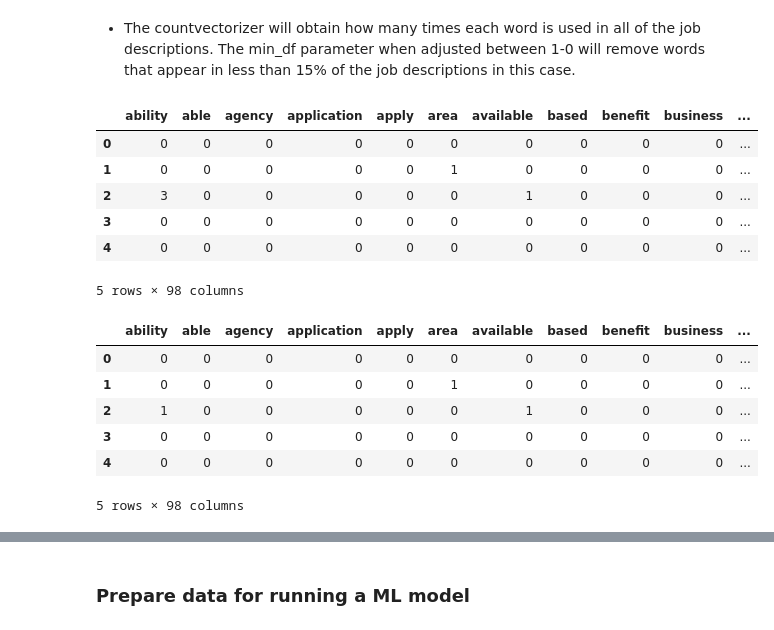
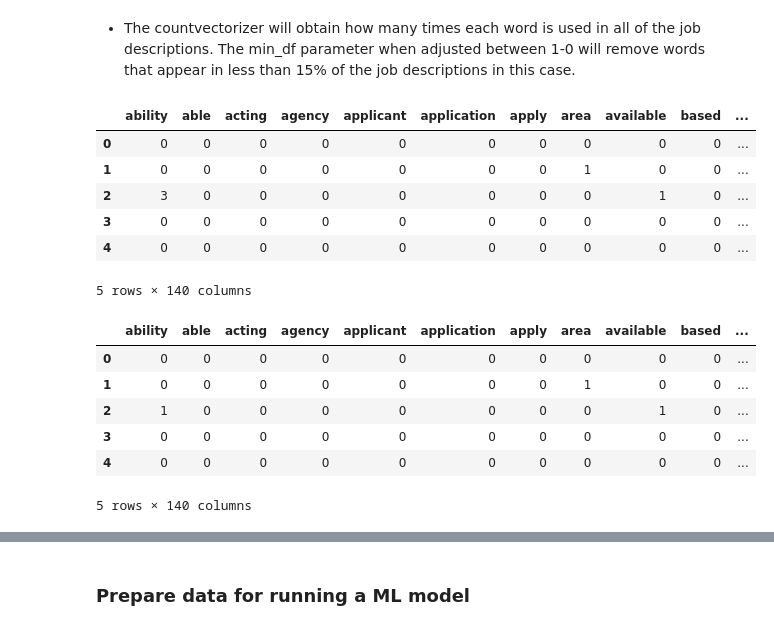
Before and after one commit to justinm329/Job_salary_prediction_2, a Jupyter notebook: Main_2.ipynb, the cells around one changed output, grey strips where cells are left out. Saved outputs shown, nothing was run; the diff lists cells and outputs as text; code cells hidden in the pictures.

```diff
--- a/Main_2.ipynb
+++ b/Main_2.ipynb
@@ -187,18 +177,18 @@ will remove words that appear in less than 15% of the job descriptions in this c
 # %%
 # Calculating the COUNT for the working corpus.
 from sklearn.feature_extraction.text import CountVectorizer
-vectorizer = CountVectorizer(stop_words="english", min_df=.15)
+vectorizer = CountVectorizer(stop_words="english", min_df=.12)
 count_vectorizer = vectorizer.fit_transform(sliced_df["CleanDescription"])
 words_df = pd.DataFrame(count_vectorizer.toarray(), columns=vectorizer.get_feature_names())
 words_df.head()
 # %% [output]
-|  | ability | able | agency | application | apply | area | available | based | benefit | business | ... |
+|  | ability | able | acting | agency | applicant | application | apply | area | available | based | ... |
 | 0 | 0 | 0 | 0 | 0 | 0 | 0 | 0 | 0 | 0 | 0 | ... |
-| 1 | 0 | 0 | 0 | 0 | 0 | 1 | 0 | 0 | 0 | 0 | ... |
-| 2 | 3 | 0 | 0 | 0 | 0 | 0 | 1 | 0 | 0 | 0 | ... |
+| 1 | 0 | 0 | 0 | 0 | 0 | 0 | 0 | 1 | 0 | 0 | ... |
+| 2 | 3 | 0 | 0 | 0 | 0 | 0 | 0 | 0 | 1 | 0 | ... |
 | 3 | 0 | 0 | 0 | 0 | 0 | 0 | 0 | 0 | 0 | 0 | ... |
 | 4 | 0 | 0 | 0 | 0 | 0 | 0 | 0 | 0 | 0 | 0 | ... |
-5 rows × 98 columns
+5 rows × 140 columns
 # %%
 # since there are words that were missed with the stop words, I want to give each word an equal weight of one. I want to do this because
 # I do not want the word "said" to out way the word "engineer" as an example
@@ -207,13 +197,13 @@ filtered_df_2 = words_df.replace(list(range(1,100)),1)
 # %%
 filtered_df_2.head()
 # %% [output]
-|  | ability | able | agency | application | apply | area | available | based | benefit | business | ... |
+|  | ability | able | acting | agency | applicant | application | apply | area | available | based | ... |
 | 0 | 0 | 0 | 0 | 0 | 0 | 0 | 0 | 0 | 0 | 0 | ... |
-| 1 | 0 | 0 | 0 | 0 | 0 | 1 | 0 | 0 | 0 | 0 | ... |
-| 2 | 1 | 0 | 0 | 0 | 0 | 0 | 1 | 0 | 0 | 0 | ... |
+| 1 | 0 | 0 | 0 | 0 | 0 | 0 | 0 | 1 | 0 | 0 | ... |
+| 2 | 1 | 0 | 0 | 0 | 0 | 0 | 0 | 0 | 1 | 0 | ... |
 | 3 | 0 | 0 | 0 | 0 | 0 | 0 | 0 | 0 | 0 | 0 | ... |
 | 4 | 0 | 0 | 0 | 0 | 0 | 0 | 0 | 0 | 0 | 0 | ... |
-5 rows × 98 columns
+5 rows × 140 columns
 # %%
 # combine the two dataframes
 combined_df = pd.concat([sliced_df, filtered_df_2], axis = 1)
```
Also changed, not shown: parts of 13 cells of this notebook.
